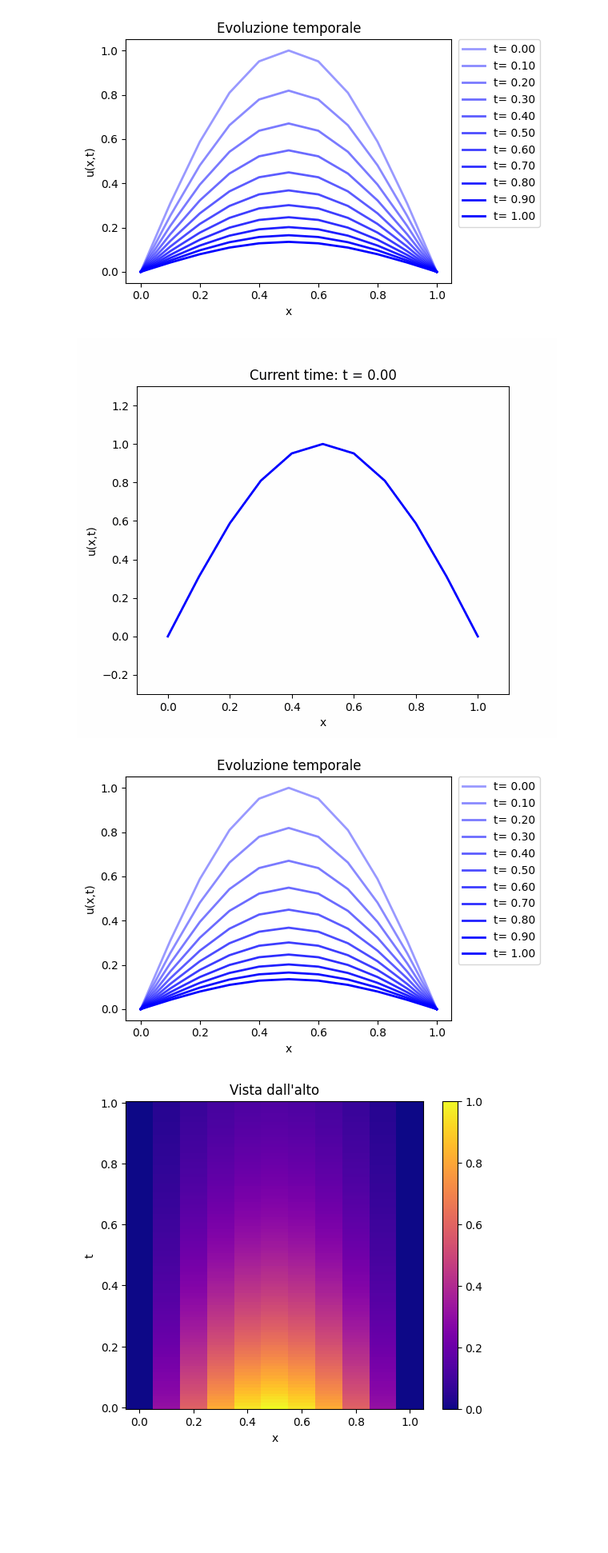
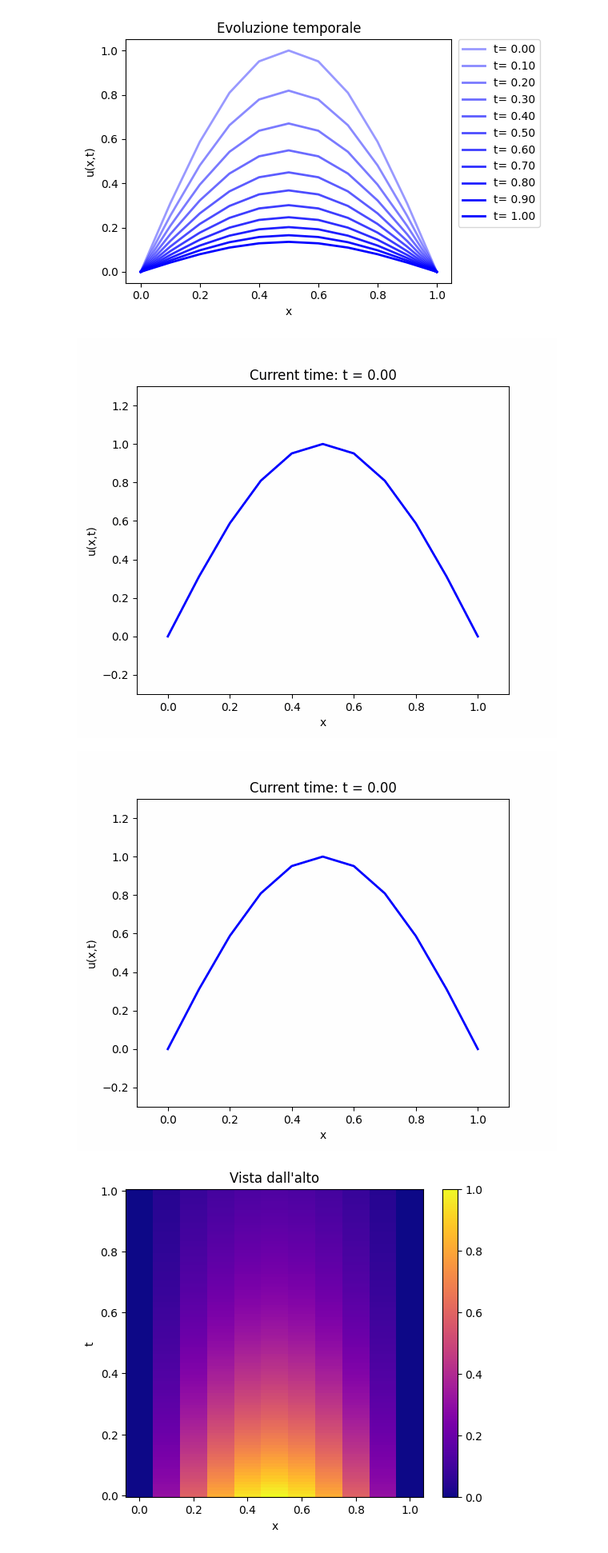
Before and after one commit to alessandrafonseca/mani_env, a Jupyter notebook: lab_fem_parabolic_template.ipynb, the cells around one changed output. Shown at 80% size. Drawn from its saved outputs; the diff is of its cells as text; code cells hidden in the pictures; blank space fills up the shorter version.

```diff
--- a/lab_fem_parabolic_template.ipynb
+++ b/lab_fem_parabolic_template.ipynb
@@ -304,23 +305,23 @@ plt.show()
 # %%
 uex = lambda x,t: np.sin(np.pi*x)*np.exp(-2*t)
 
 # Questo linee di codice servono per proiettare la soluzione esatta sullo spazio Vh e averla in un formato compatibile con quello richiesto da xtplot.
 uex_t = np.zeros(uh.shape)  # Inizializzazione uex_t
 
 # Soluzione approssimata
 xtplot(grid, uh, th,'animation',color='b')
 plt.show()
 
 # soluzione esatta
 for i in range(len(th)):
   uext = lambda x: uex(x, th[i])
   uex_t[:,i] = fun2dof(grid, uext)
 
-xtplot(grid, uex_t, th,'fade')
+xtplot(grid, uex_t, th,'animation')
 plt.show()
 # %% [output]
 [figure]
-[figure, old version]
+[figure, new version]
 # %%
 uex = lambda x,t: np.sin(np.pi*x)*np.exp(-2*t)
 
```
Also changed, not shown: parts of 6 cells of this notebook, 1 other file.
